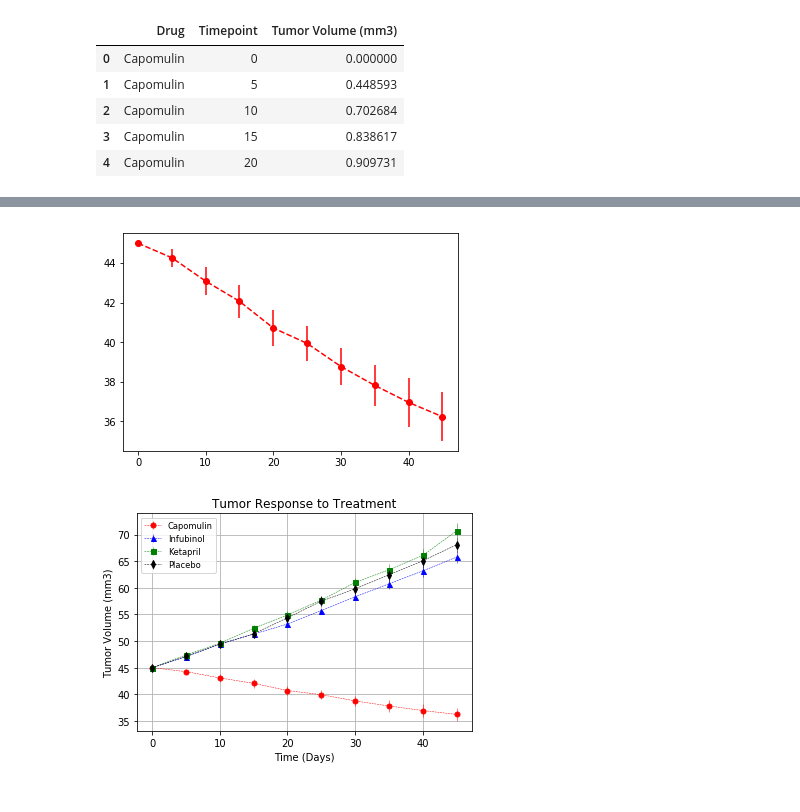
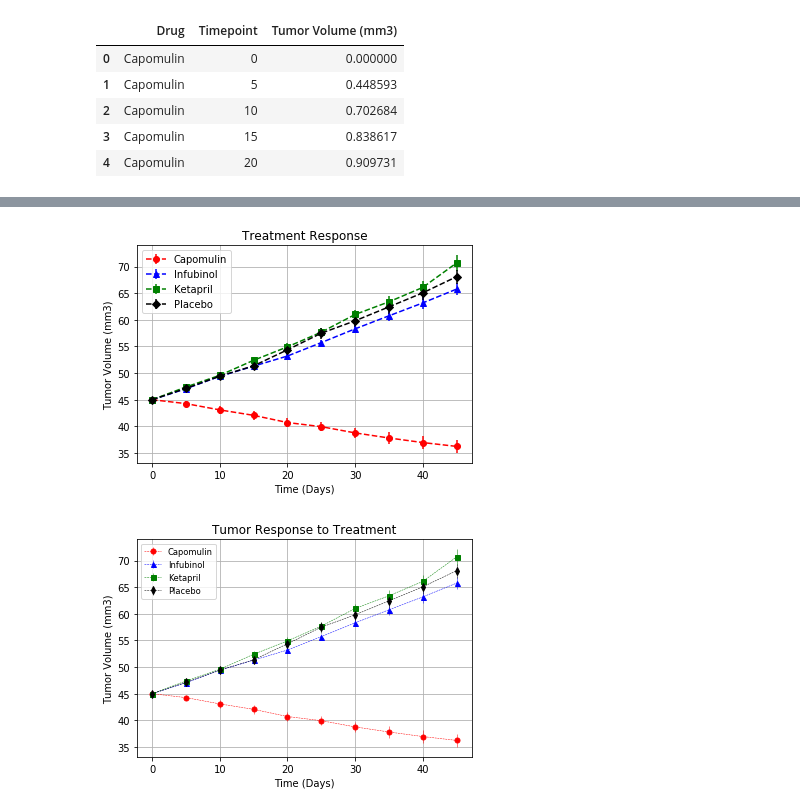
Before and after one commit to denntim/matplot, a Jupyter notebook: Pymaceuticals/matplotHomework.ipynb, the cells around one changed output, grey strips where cells are left out. Saved outputs shown, nothing was run; the diff lists cells and outputs as text; code cells hidden in the pictures.

```diff
--- a/Pymaceuticals/matplotHomework.ipynb
+++ b/Pymaceuticals/matplotHomework.ipynb
@@ -139,10 +139,19 @@ Tumor_Volume_pivot
 # %%
 # Generate the Plot (with Error Bars)
 plt.errorbar(Tumor_Volume_pivot.index, Tumor_Volume_pivot["Capomulin"], yerr = Tumor_Volume_Error_pivot["Capomulin"], color="r", marker="o", linestyle ="dashed")
+plt.errorbar(Tumor_Volume_pivot.index, Tumor_Volume_pivot["Infubinol"], yerr = Tumor_Volume_Error_pivot["Infubinol"], color="b", marker="^", linestyle ="dashed")
+plt.errorbar(Tumor_Volume_pivot.index, Tumor_Volume_pivot["Ketapril"], yerr = Tumor_Volume_Error_pivot["Ketapril"], color="g", marker="s", linestyle ="dashed")
+plt.errorbar(Tumor_Volume_pivot.index, Tumor_Volume_pivot["Placebo"], yerr = Tumor_Volume_Error_pivot["Placebo"], color="k", marker="D", linestyle ="dashed")
+plt.grid()
+plt.title("Treatment Response")
+plt.legend(loc='upper left')
+plt.ylabel("Tumor Volume (mm3)")
+plt.xlabel("Time (Days)")
 plt.show()
+
 # Save the Figure
 # %% [output]
-[figure, old version]
+[figure, new version]
 # %%
 # Show the Figure
 plt.show()
```
Also changed, not shown: parts of 5 cells of this notebook.
